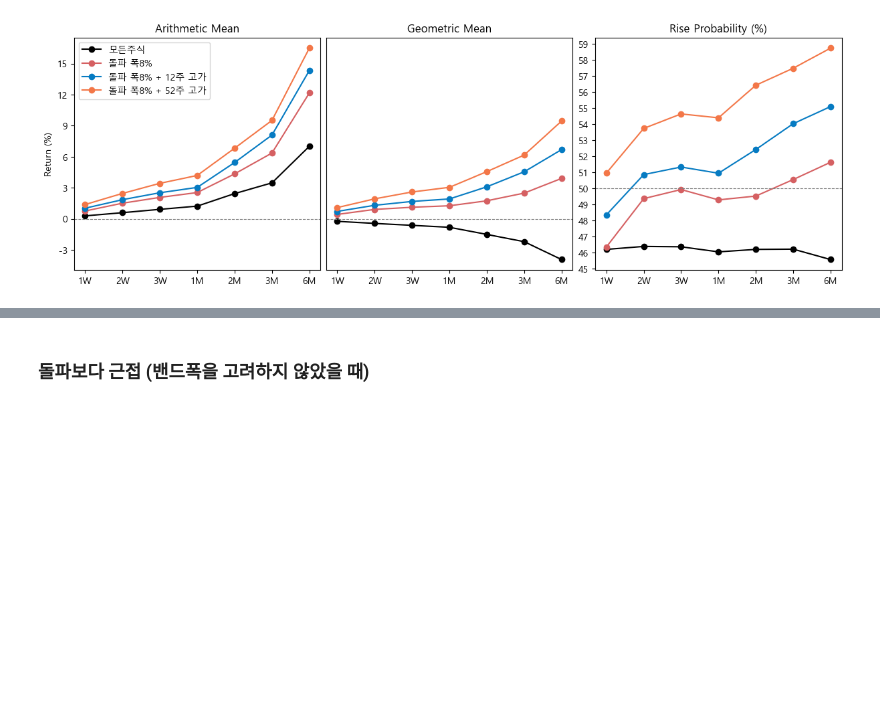
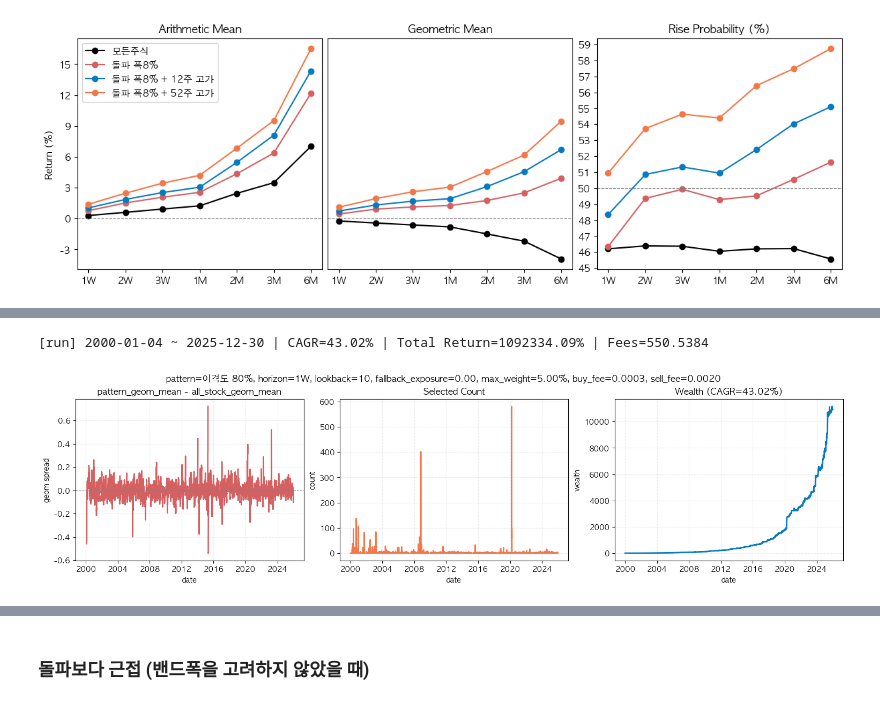
Before and after one commit to gem763/metricstudio, a Jupyter notebook: main.ipynb, the cells around one changed output, grey strips where cells are left out. Saved outputs shown, nothing was run; the diff lists cells and outputs as text; code cells hidden in the pictures; blank space fills up the shorter version.

```diff
--- a/main.ipynb
+++ b/main.ipynb
@@ -207,0 +231,17 @@ stats.plot(end=end_book)
+# %%
+result = bt.run(
+    start="2000-01-01",
+    end="2025-12-31",
+    # name="근접 3% + 5일 유지 + 52주 고가",
+    name="이격도 80%",
+    h=5,         # 또는 20
+    lookback=10,  # 또는 252
+    show_plot=True,
+    fallback_exposure=0.0,
+    buy_fee=0.0003,
+    sell_fee=0.0020,
+    max_weight_per_stock=0.05
+)
+# %% [output]
+[run] 2000-01-04 ~ 2025-12-30 | CAGR=43.02% | Total Return=1092334.09% | Fees=550.5384
+[figure, added]
```
Also changed, not shown: parts of 9 cells of this notebook, 1 other file.
